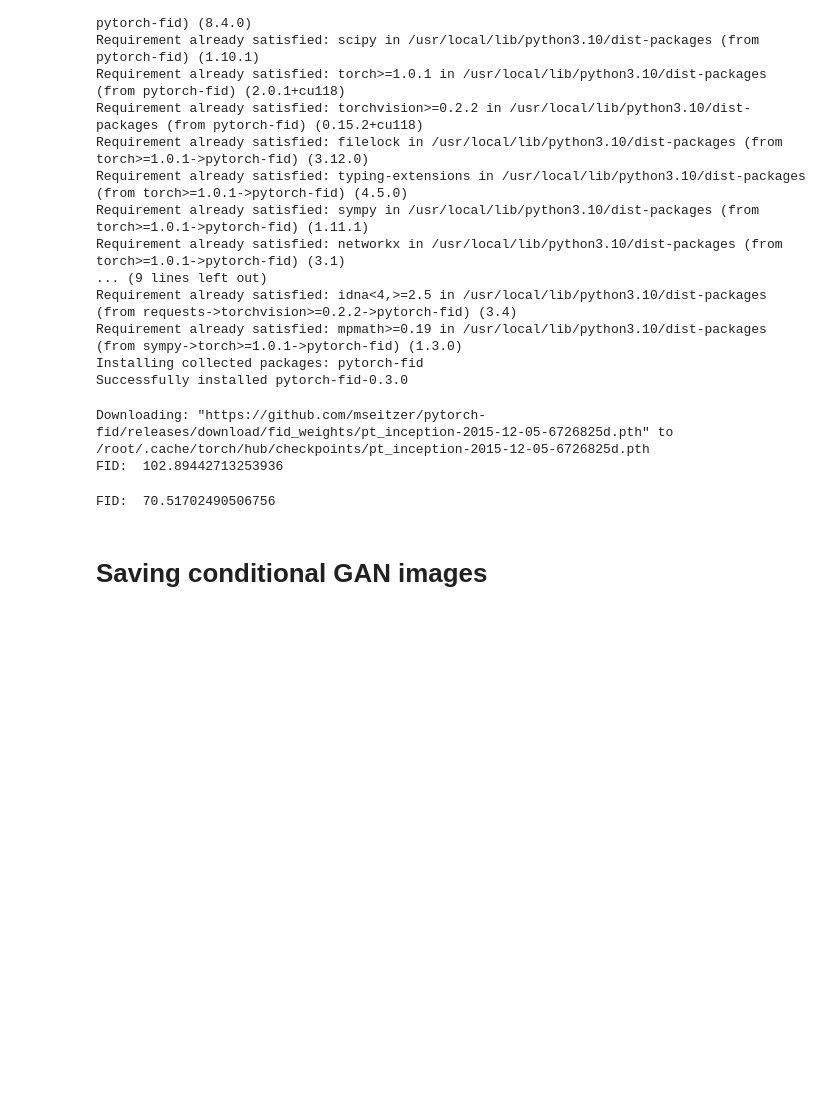
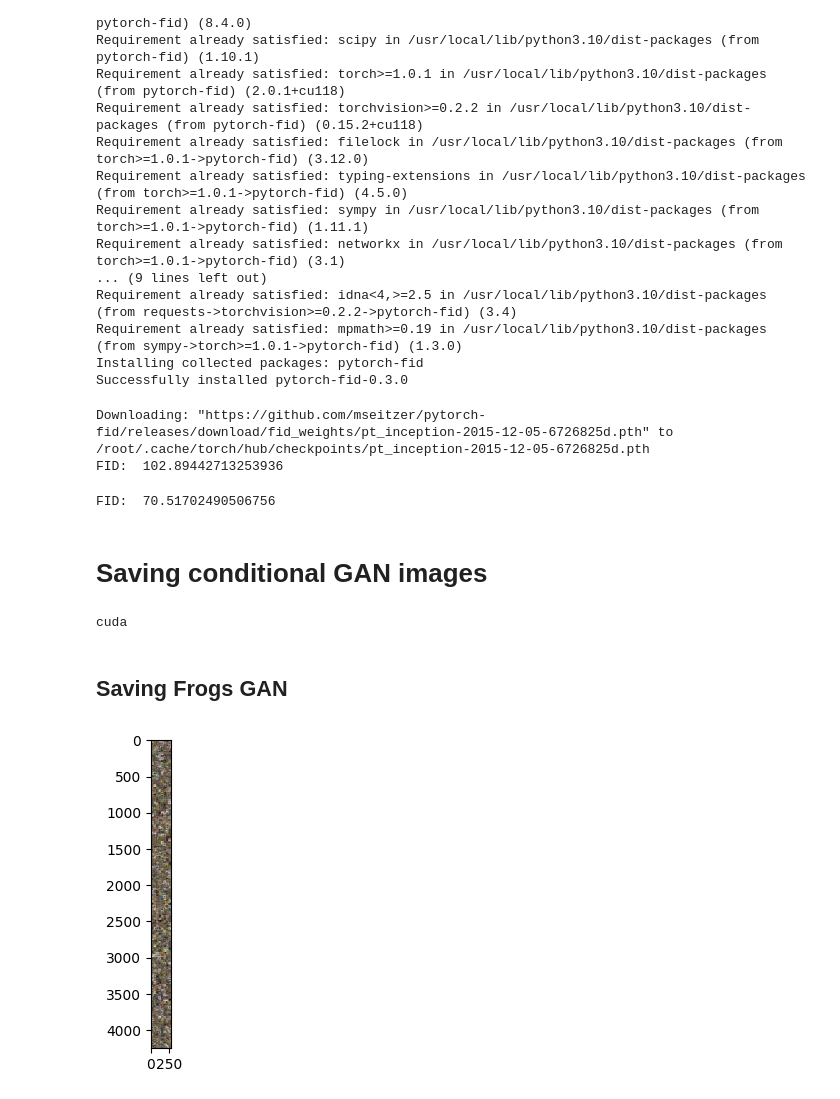
Before and after one commit to dkumar2701/image-deeplearning, a Jupyter notebook: ConditionalFID.ipynb, the cells around one changed output. Cells and saved outputs as stored; diff of their text form; code cells hidden in the pictures; blank space fills up the shorter version.

```diff
--- a/ConditionalFID.ipynb
+++ b/ConditionalFID.ipynb
@@ -418,3 +416,31 @@ FID:  102.89442713253936
 FID:  70.51702490506756
 # %% [markdown]
 # Saving conditional GAN images
+# %%
+# references:   https://pytorch.org/tutorials/beginner/dcgan_faces_tutorial.html
+#               https://github.com/eriklindernoren/PyTorch-GAN/blob/master/implementations/cgan/cgan.py
+batch_size = 128
+image_size = 32
+nc = 3      # number of channels in training image
+nz = 128    # latent vector size
+
+# size of feature maps in generator and discriminator
+ngf = 64
+ndf = 64
+
+num_epochs = 1024
+lr = 0.0002
+beta1 = 0.5
+ngpu = 1
+# smoothing changes the labels to be 0.1, 0.9 instead of 0, 1. The effect is to punish the Discriminator
+# for being very confident, which may help with over fitting
+smoothed = True
+# noised applies noise to discriminator inputs to further help prevent overfitting by forcing the Discriminator
+# to look for more general features rather than the very specific
+noised = True
+N_CLASSES = 10
+
+device = torch.device("cuda" if (torch.cuda.is_available() and ngpu > 0) else "cpu")
+print(device)
+# %% [output]
+cuda
@@ -420,0 +487,50 @@ FID:  70.51702490506756
+# %% [markdown]
+## Saving Frogs GAN
+# %%
+"""
+Load model from specified path and create output images. Make sure that the same Generator block is uncommented
+and being used before loading from saved model.
+"""
+
+# print(torch.load("models/DCGAN/64ep_DLReLU-GReLU.pt"))
+path = "models/ConditionalGAN/1024ep_64nf_128nz_smoothed_noised_default-D_block2outngfx4-G.pt"
+gen = torch.Generator(device=device)
+gen.seed()
+noise = torch.randn(1000, nz, 1, 1, device=device, generator=gen)
+classes = torch.full((1000,), 6).to(device)
+
+loaded = Generator(ngpu).to(device)
+loaded.load_state_dict(torch.load(path))
+
+loaded.eval()
+out = loaded(noise, classes).cpu()
+out = out.detach()
+# %%
+img_folder = "frog_GAN_images"
+#print(out)
+#print(out.shape)
+output_folder = os.path.join("output/imagesCond_FID/", img_folder)
+if os.path.exists(output_folder):
+  shutil.rmtree(output_folder)
+os.makedirs(output_folder, exist_ok=True)
+
+
+# Save each image individually
+for i, image in enumerate(out):
+  image_path = os.path.join(output_folder, f"{i}.png")
+  toPIL = transforms.ToPILImage()
+  #ndarr = ((image /2 +0.5)*255).permute(1,2,0).numpy()
+  #print(ndarr)
+  newPIL = toPIL(image/2 + 0.5)
+  #newPIL.show()
+  newPIL.save(image_path)
+  #im = Image.fromarray(ndarr)
+  #plt.imshow((image/2 + 0.5).permute(1,2,0))
+  #im.save(image_path)
+
+# Display the image grid
+
+img_grid = torchvision.utils.make_grid(out)
+imshow(img_grid)
+# %% [output]
+[figure, added]
```
Also changed, not shown: parts of 23 cells of this notebook.
